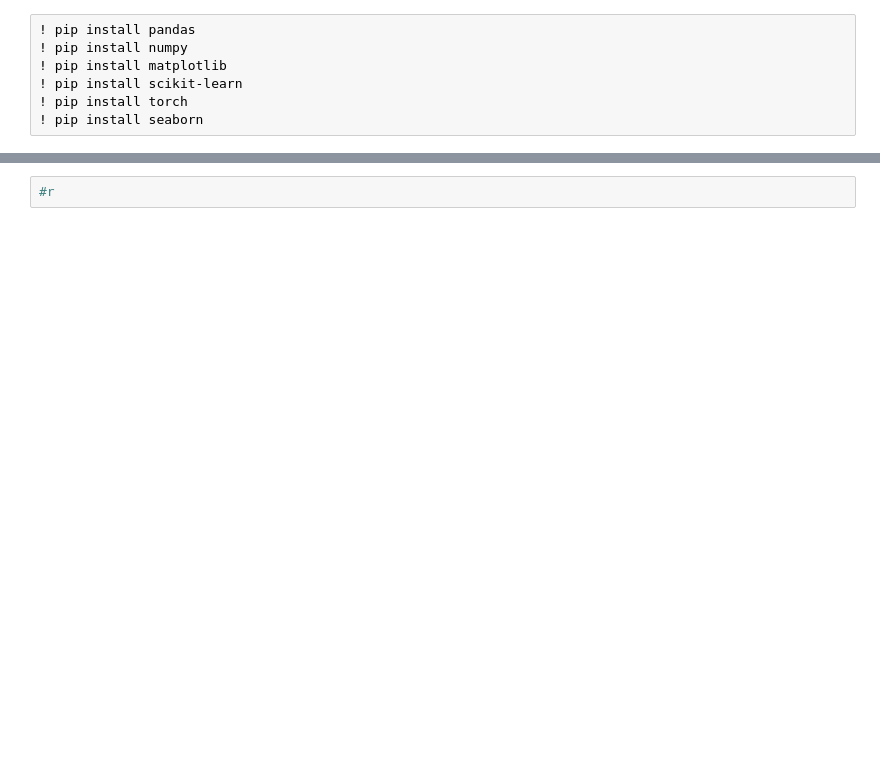
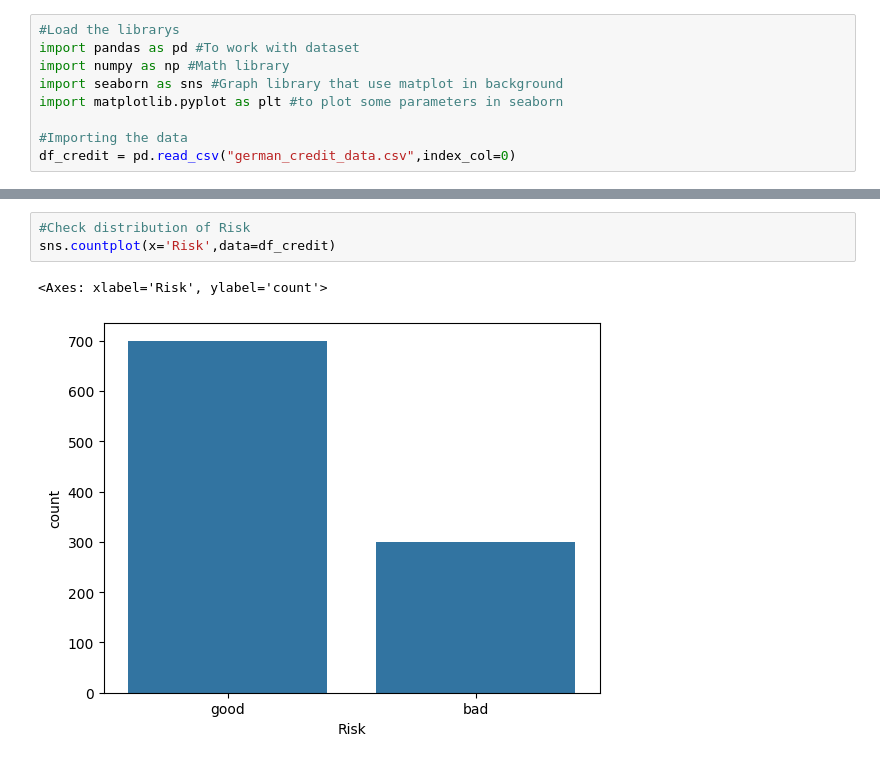
Before and after one commit to AyushCodez/German_Credit_Multi_Objective, a Jupyter notebook: pre-process.ipynb, the cells around one changed output, grey strips where cells are left out. Cells and saved outputs as stored; diff of their text form; blank space fills up the shorter version.

```diff
--- a/pre-process.ipynb
+++ b/pre-process.ipynb
@@ -1,7 +1,9 @@
 # %%
-! pip install pandas
-! pip install numpy
-! pip install matplotlib
-! pip install scikit-learn
-! pip install torch
-! pip install seaborn
+#Load the librarys
+import pandas as pd #To work with dataset
+import numpy as np #Math library
+import seaborn as sns #Graph library that use matplot in background
+import matplotlib.pyplot as plt #to plot some parameters in seaborn
+
+#Importing the data
+df_credit = pd.read_csv("german_credit_data.csv",index_col=0)
@@ -108,2 +10,6 @@ Successfully installed seaborn-0.13.2
 # %%
-#r
+#Check distribution of Risk
+sns.countplot(x='Risk',data=df_credit)
+# %% [output]
+<Axes: xlabel='Risk', ylabel='count'>
+[figure, added]
```
Also changed, not shown: parts of 19 cells of this notebook, 1 other file.
